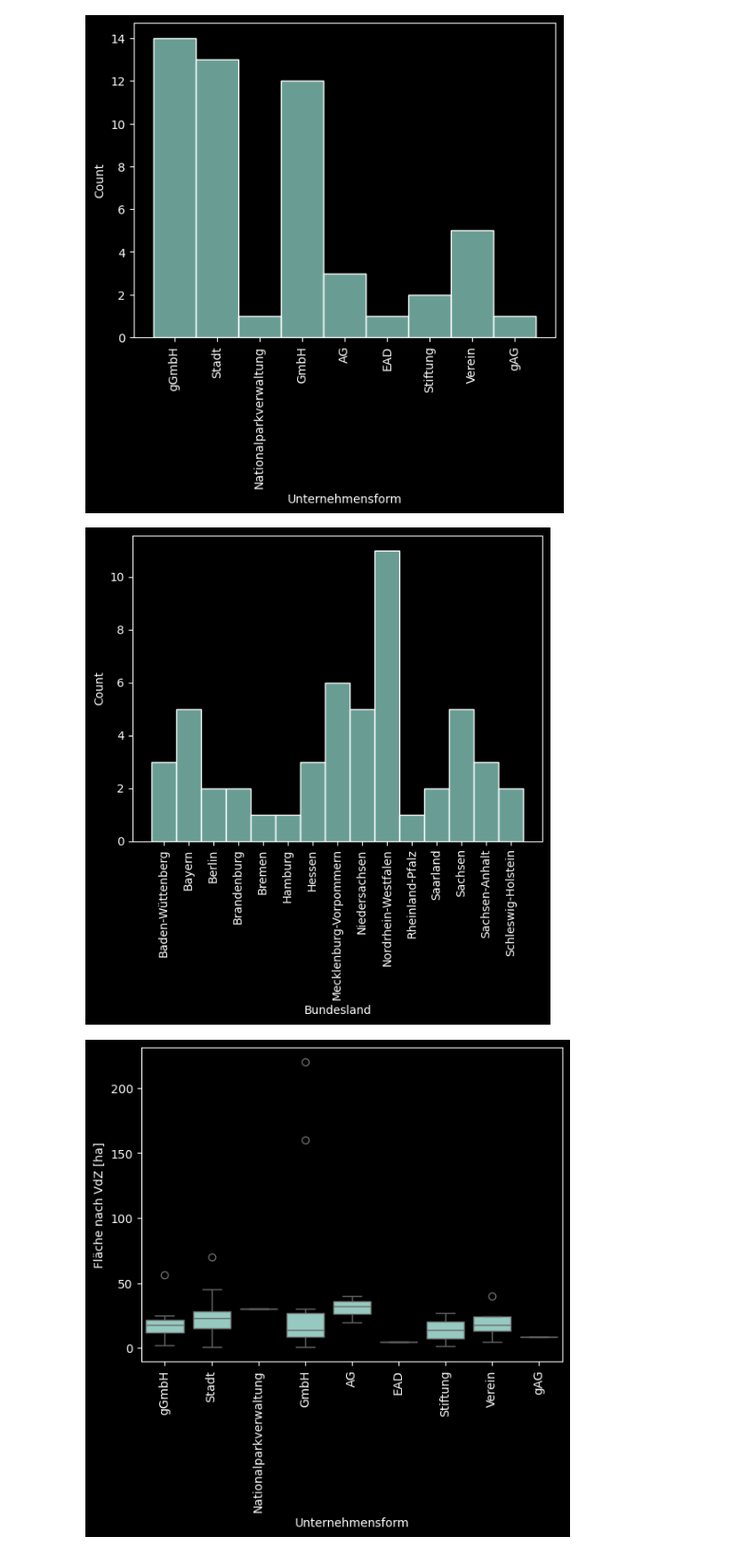
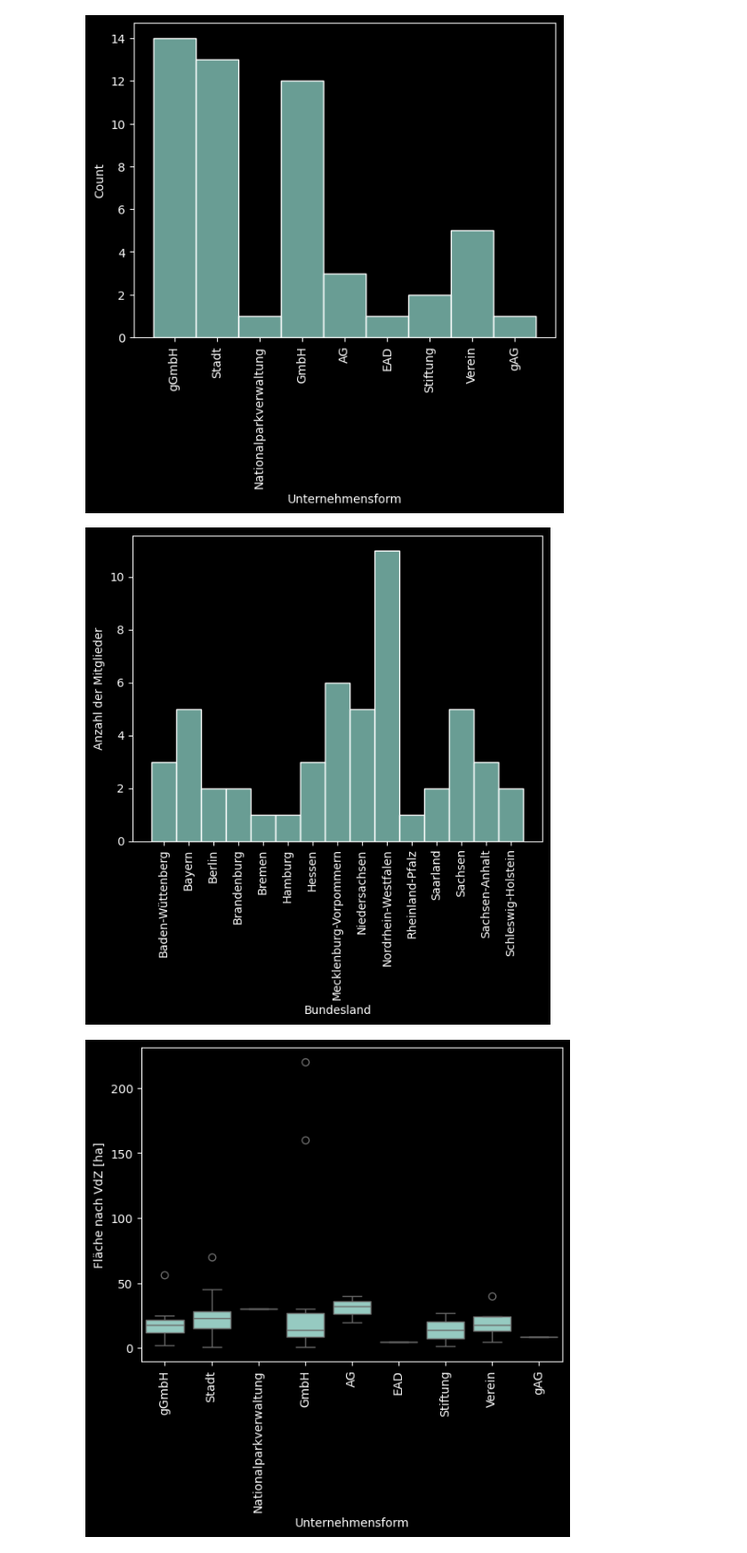
Before and after one commit to Ben-physics-dotcom/VdZ_aDataScienceProject, a Jupyter notebook: Python_Code/Overview.ipynb, the cells around one changed output. Shown: that part at 89% size. Cells and saved outputs as stored; diff of their text form; code cells hidden in the pictures.

```diff
--- a/Python_Code/Overview.ipynb
+++ b/Python_Code/Overview.ipynb
@@ -41,9 +41,10 @@ plt.show()
 # %%
 sns.histplot(df['Bundesland'])
 plt.xticks(rotation=90)
+plt.ylabel('Anzahl der Mitglieder')
 plt.show()
 # %% [output]
-[figure, old version]
+[figure, new version]
 # %%
 sns.boxplot(x='Unternehmensform', y='Fläche nach VdZ [ha]', data=df)
 plt.xticks(rotation=90)
```
Also changed, not shown: 1 other file.
